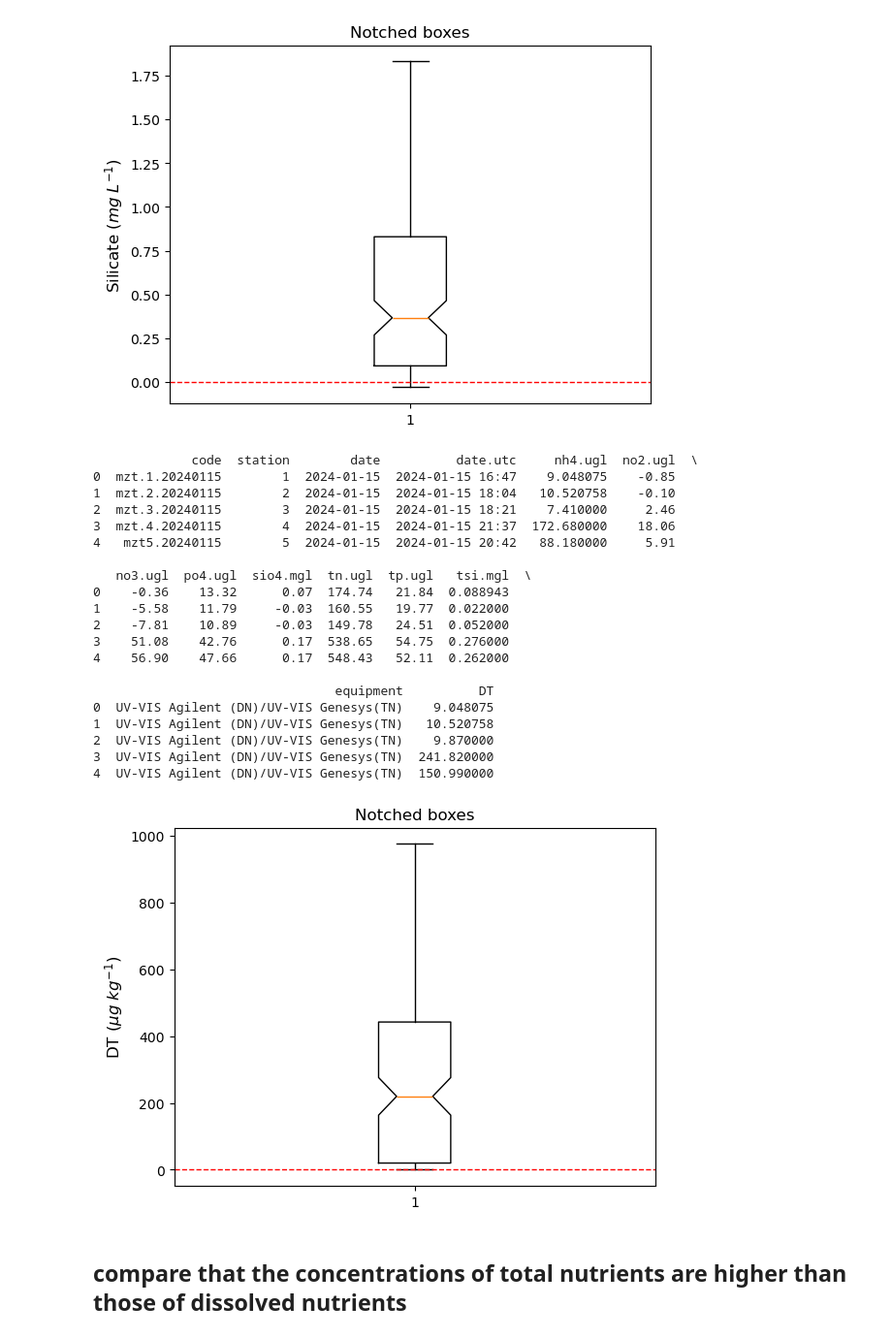
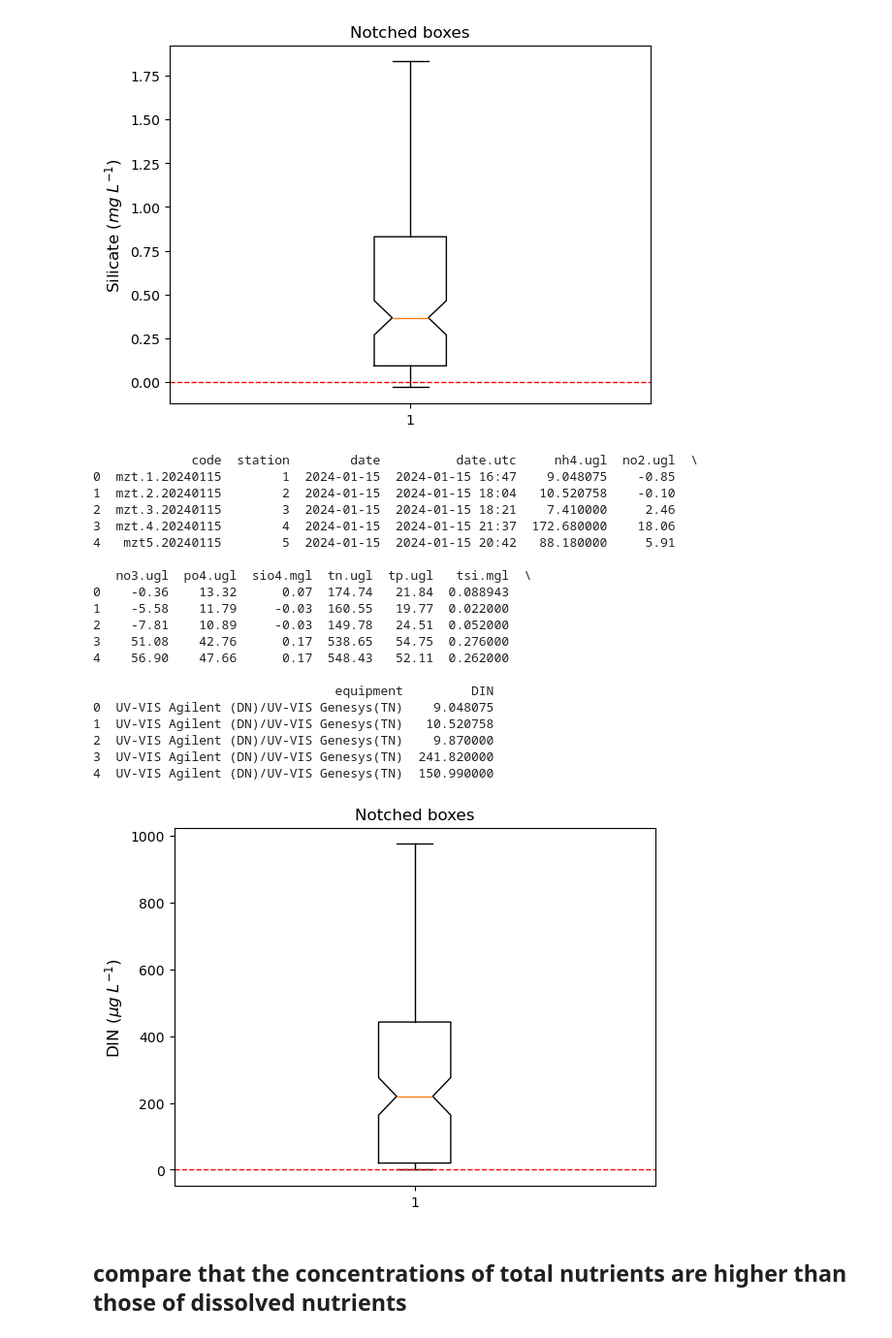
Before and after one commit to Andrea-Rebeca-LC/Python_2025_Ciencias_de_datos, a Jupyter notebook: Primeros ejercicios/Final_project.ipynb, the cells around one changed output. Shown: that part at 97% size. Cells and saved outputs as stored; diff of their text form; code cells hidden in the pictures.

```diff
--- a/Primeros ejercicios/Final_project.ipynb
+++ b/Primeros ejercicios/Final_project.ipynb
@@ -104,8 +104,8 @@ import pandas as pd
 #  DataFrame nutData
 cols = ["nh4.ugl", "no2.ugl", "no3.ugl"]
 
-# New column DT as sum of positive values
-nutData["DT"] = nutData[cols].apply(lambda row: row[row > 0].sum(), axis=1)
+# New column DIN as sum of positive values
+nutData["DIN"] = nutData[cols].apply(lambda row: row[row > 0].sum(), axis=1)
 # %%
 print(nutData.head())
 # %% [output]
@@ -123,25 +123,25 @@ print(nutData.head())
 3    51.08    42.76      0.17  538.65   54.75  0.276000
 4    56.90    47.66      0.17  548.43   52.11  0.262000
 
-                                equipment          DT
+                                equipment         DIN
 0  UV-VIS Agilent (DN)/UV-VIS Genesys(TN)    9.048075
 1  UV-VIS Agilent (DN)/UV-VIS Genesys(TN)   10.520758
 2  UV-VIS Agilent (DN)/UV-VIS Genesys(TN)    9.870000
 3  UV-VIS Agilent (DN)/UV-VIS Genesys(TN)  241.820000
 4  UV-VIS Agilent (DN)/UV-VIS Genesys(TN)  150.990000
 # %%
-data = nutData["DT"]
+data = nutData["DIN"]
 
 fig2, ax2 = plt.subplots()
 
 ax2.set_title('Notched boxes')
 ax2.boxplot(data, notch=True)
 # add red line in y=0
 ax2.axhline(y=0, color='red', linestyle='--', linewidth=1)
-plt.ylabel('DT ($\mu g \; kg^{-1}$)', fontsize = 12)
+plt.ylabel('DIN ($\mu g \; L^{-1}$)', fontsize = 12)
 plt.show()
 # %% [output]
-[figure, old version]
+[figure, new version]
 # %% [markdown]
 ## compare that the concentrations of total nutrients are higher than those of dissolved nutrients
 # %%
```
Also changed, not shown: parts of 2 cells of this notebook.
